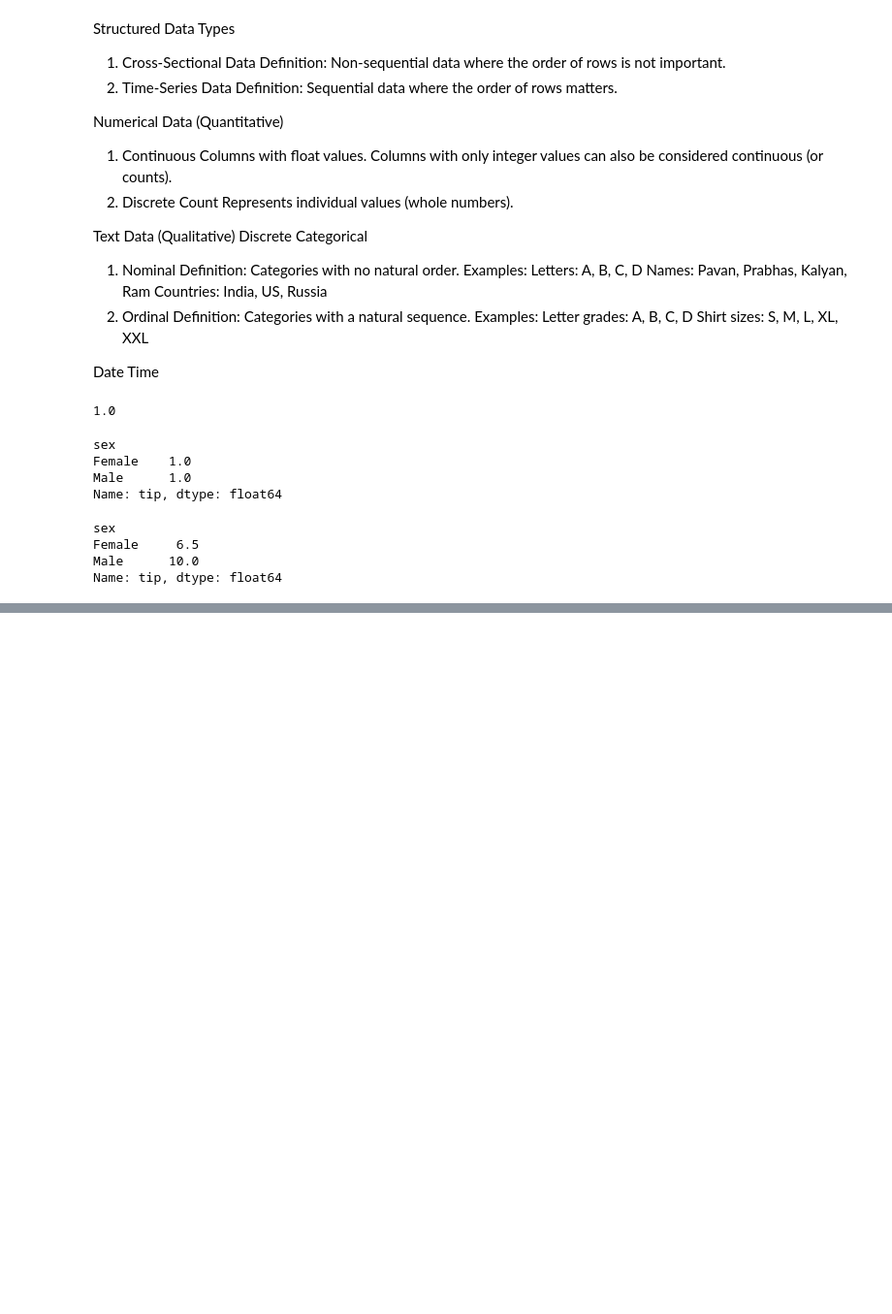
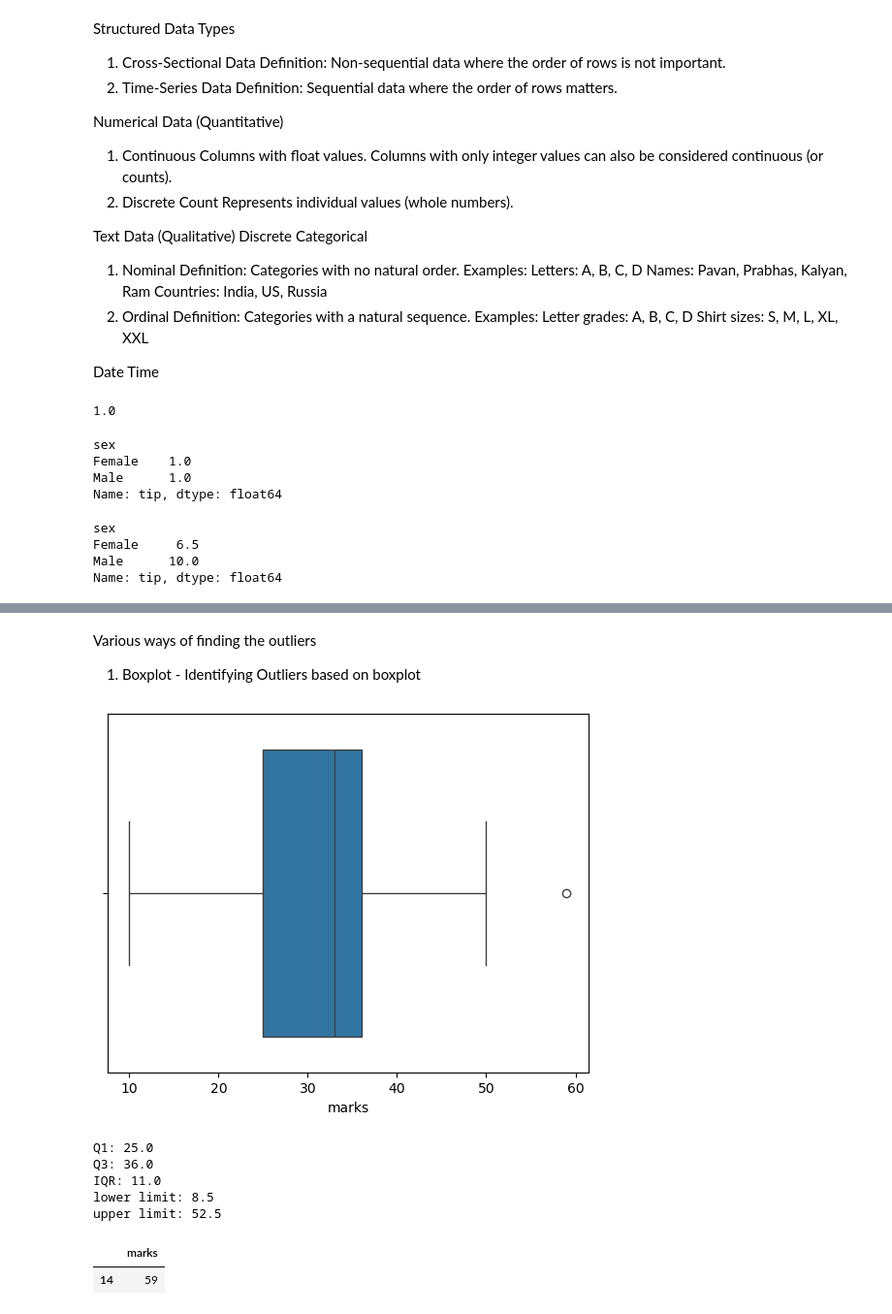
Before and after one commit to NRMT-MAIN/AI-ML-Learning, a Jupyter notebook: 3.Pandas/Pandas2.ipynb, the cells around one changed output, grey strips where cells are left out. Shown at 97% size. Drawn from its saved outputs; the diff is of its cells as text; code cells hidden in the pictures; blank space fills up the shorter version.

Commit message:
Data Cleaning

```diff
--- a/3.Pandas/Pandas2.ipynb
+++ b/3.Pandas/Pandas2.ipynb
@@ -468,0 +881,3 @@ If 1st option is not avaialable then 2nd option : replace with mean/median/mode
+# %%
+df= pd.DataFrame({"marks": [10, 11,12, 25, 25, 27, 31, 33, 34, 34, 36, 36, 43, 50, 59]})
+df
@@ -468,0 +901,48 @@ If 1st option is not avaialable then 2nd option : replace with mean/median/mode
+# %% [markdown]
+Various ways of finding the outliers
+1. Boxplot - Identifying Outliers based on boxplot
+# %%
+import matplotlib.pyplot as plt
+import seaborn as sns
+
+sns.boxplot(x=df["marks"])
+plt.show()
+# %% [output]
+[figure, added]
+# %%
+#calculate Q1
+Q1=df["marks"].quantile(0.25)
+print("Q1:",Q1)
+# Q1 is the value below which 25% of the data falls. It is also known as the first quartile.
+# In this case, Q1 is 25, which means that 25% of the marks are less than or equal to 25.
+
+#calculate Q3
+Q3=df["marks"].quantile(0.75)
+print("Q3:",Q3)
+# Q3 is the value below which 75% of the data falls. It is also known as the third quartile.
+# In this case, Q3 is 36, which means that 75% of the marks are less than or equal to 36.
+
+#calculate IQR
+IQR = Q3 - Q1
+print("IQR:",IQR)
+# IQR is the interquartile range, which is the difference between Q3 and Q1.
+# It represents the spread of the middle 50% of the data.
+
+#Calculate lower limit of outlier
+lower_limit = Q1 - (IQR * 1.5)
+print("lower limit:",lower_limit)
+
+#Calculate upper limit of outlier
+upper_limit = Q3 + (IQR * 1.5)
+print("upper limit:", upper_limit)
+# %% [output]
+Q1: 25.0
+Q3: 36.0
+IQR: 11.0
+lower limit: 8.5
+upper limit: 52.5
+# %%
+df[(df["marks"] < lower_limit) | (df["marks"] > upper_limit)]
+# %% [output]
+|  | marks |
+| 14 | 59 |
```
Also changed, not shown: parts of 56 cells of this notebook, 1 other file.
